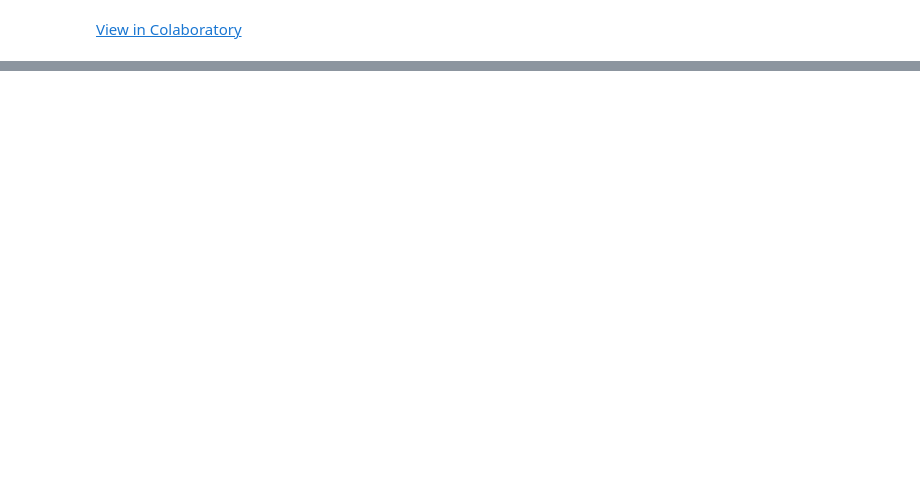
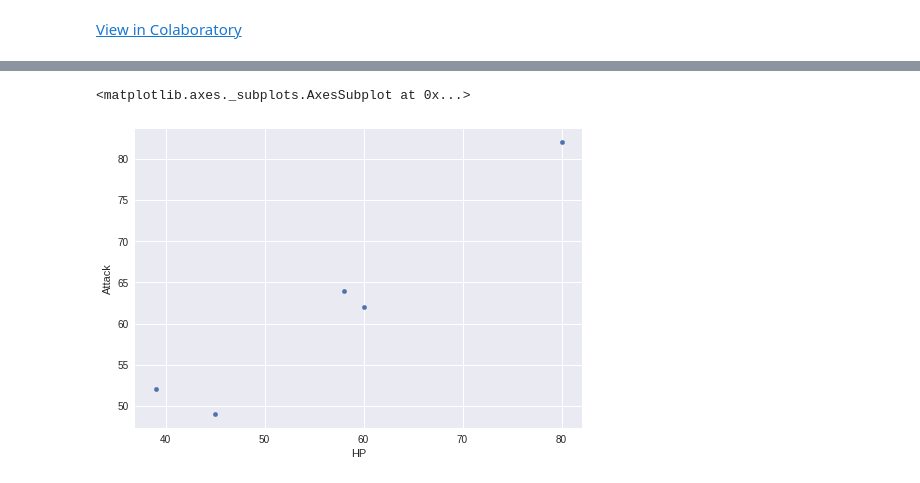
Before and after one commit to MrDoga/Acadview_assignments, a Jupyter notebook: Assingment_7.ipynb, the cells around one changed output, grey strips where cells are left out. Saved outputs shown, nothing was run; the diff lists cells and outputs as text; code cells hidden in the pictures; blank space fills up the shorter version.

```diff
--- a/Assingment_7.ipynb
+++ b/Assingment_7.ipynb
@@ -85,0 +84,5 @@ sns.countplot(x='Country',hue='Service',data='c')
+# %%
+d.plot.scatter("HP","Attack")
+# %% [output]
+<matplotlib.axes._subplots.AxesSubplot at 0x...>
+[figure, added]
```
Also changed, not shown: parts of 14 cells of this notebook.
